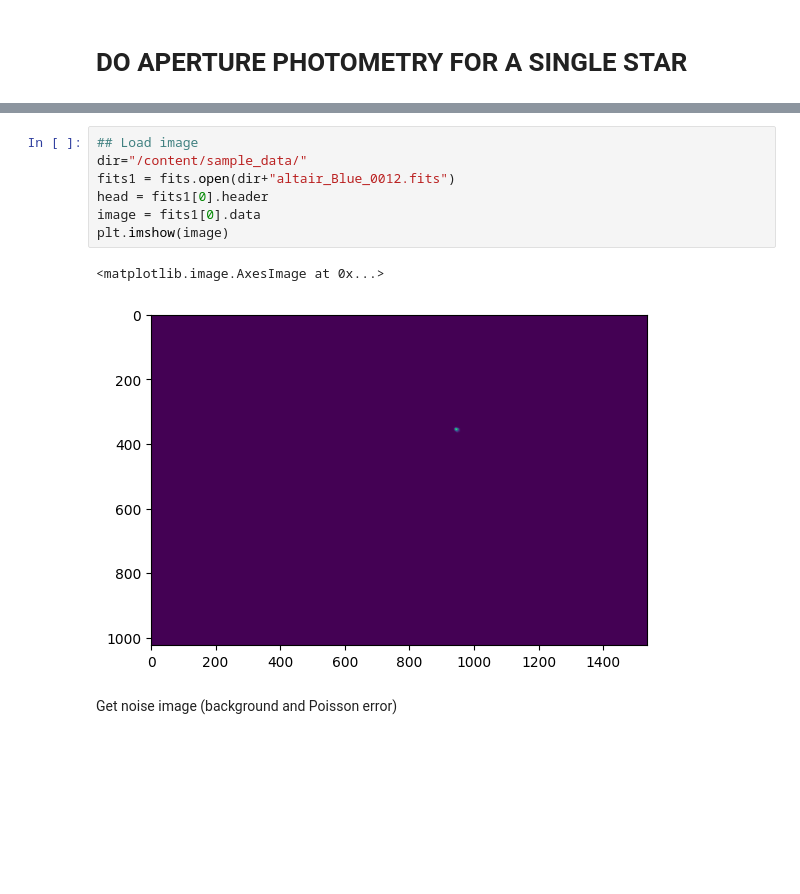
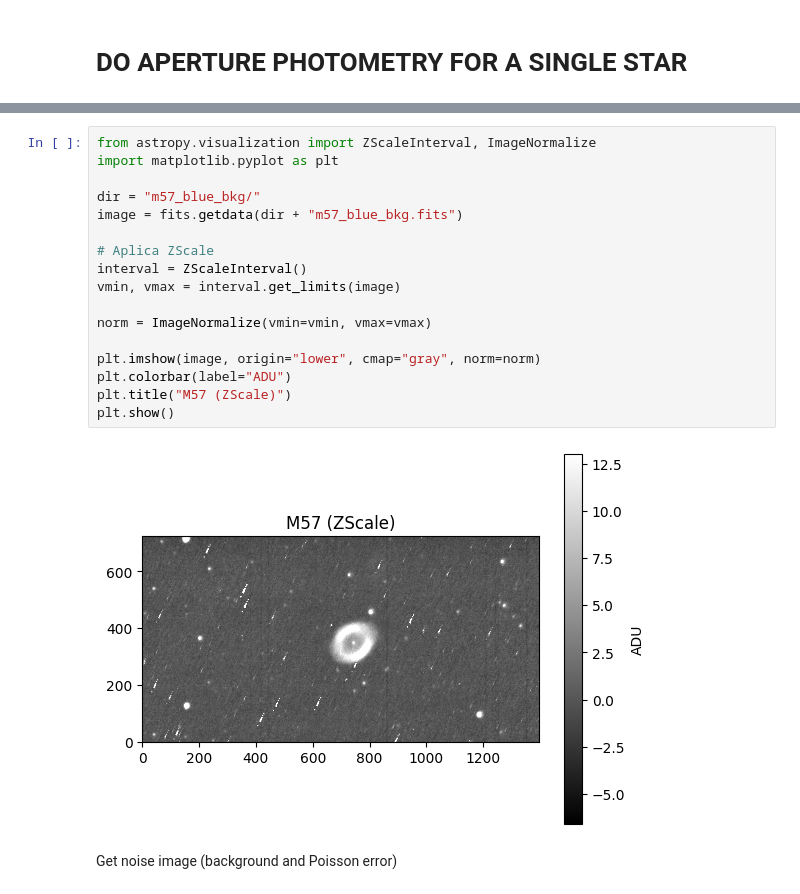
Before and after one commit to Sp3ter04/ObservatoryLaboratory, a Jupyter notebook: V-aperture_photometry.ipynb, the cells around one changed output, grey strips where cells are left out. Cells and saved outputs as stored; diff of their text form; blank space fills up the shorter version.

```diff
--- a/V-aperture_photometry.ipynb
+++ b/V-aperture_photometry.ipynb
@@ -30,13 +30,22 @@ Successfully installed photutils-1.13.0
-# %%
-## Load image
-dir="/content/sample_data/"
-fits1 = fits.open(dir+"altair_Blue_0012.fits")
-head = fits1[0].header
-image = fits1[0].data
-plt.imshow(image)
-# %% [output]
-<matplotlib.image.AxesImage at 0x...>
-[figure, removed]
+# %%
+from astropy.visualization import ZScaleInterval, ImageNormalize
+import matplotlib.pyplot as plt
+
+dir = "m57_blue_bkg/"
+image = fits.getdata(dir + "m57_blue_bkg.fits")
+
+# Aplica ZScale
+interval = ZScaleInterval()
+vmin, vmax = interval.get_limits(image)
+
+norm = ImageNormalize(vmin=vmin, vmax=vmax)
+
+plt.imshow(image, origin="lower", cmap="gray", norm=norm)
+plt.colorbar(label="ADU")
+plt.title("M57 (ZScale)")
+plt.show()
+# %% [output]
+[figure, added]
 # %% [markdown]
 Get noise image (background and Poisson error)
 # %%
```
Also changed, not shown: parts of 7 cells of this notebook, 12 other files.
